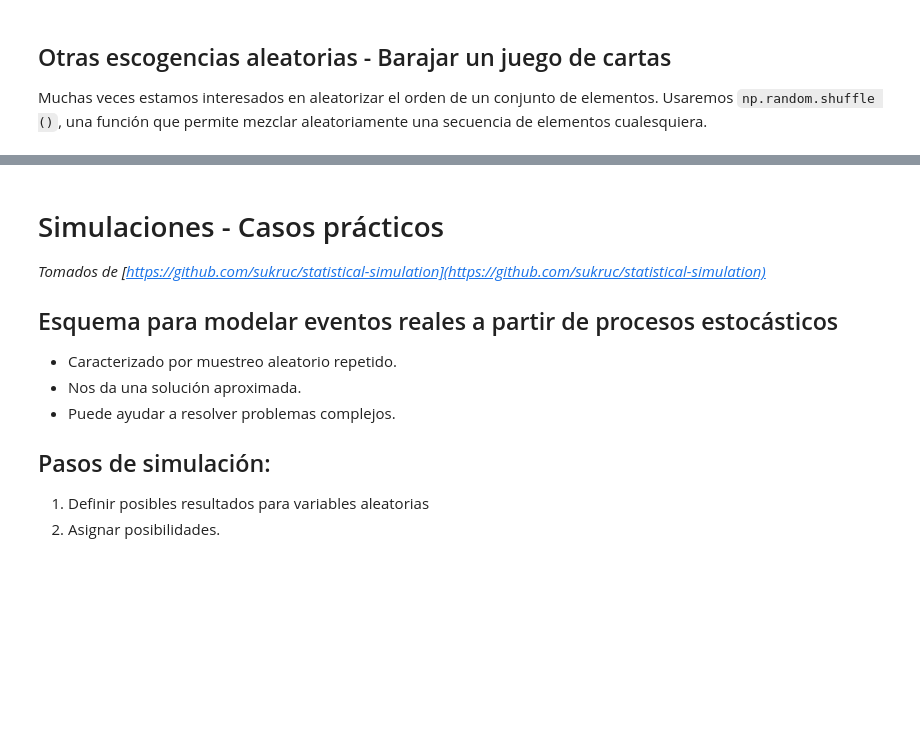
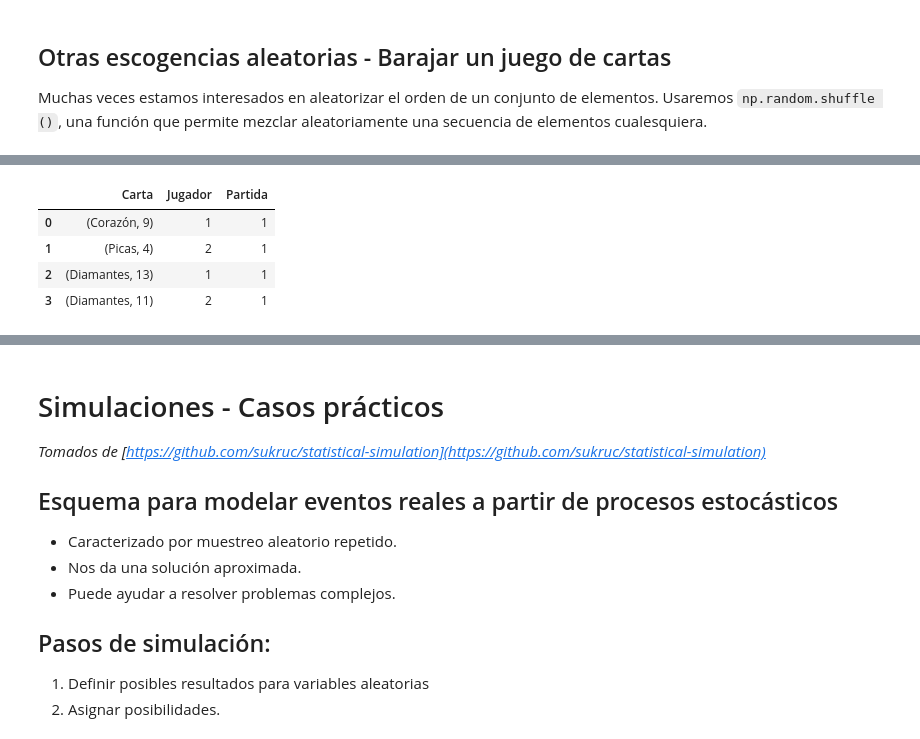
Before and after one commit to edwardjrch/seminario, a Jupyter notebook: Cuadernos/Introducción a simulación.ipynb, the cells around one changed output, grey strips where cells are left out. Saved outputs shown, nothing was run; the diff lists cells and outputs as text; code cells hidden in the pictures; blank space fills up the shorter version.

```diff
--- a/Cuadernos/Introducción a simulación.ipynb
+++ b/Cuadernos/Introducción a simulación.ipynb
@@ -225,0 +364,12 @@ Baraja
+# %%
+DF_cartas=pd.DataFrame()
+DF_cartas['Carta']=Baraja[:4]
+DF_cartas['Jugador']=[1,2,1,2]
+DF_cartas['Partida']=1
+DF_cartas
+# %% [output]
+|  | Carta | Jugador | Partida |
+| 0 | (Corazón, 9) | 1 | 1 |
+| 1 | (Picas, 4) | 2 | 1 |
+| 2 | (Diamantes, 13) | 1 | 1 |
+| 3 | (Diamantes, 11) | 2 | 1 |
```
Also changed, not shown: parts of 15 cells of this notebook.
